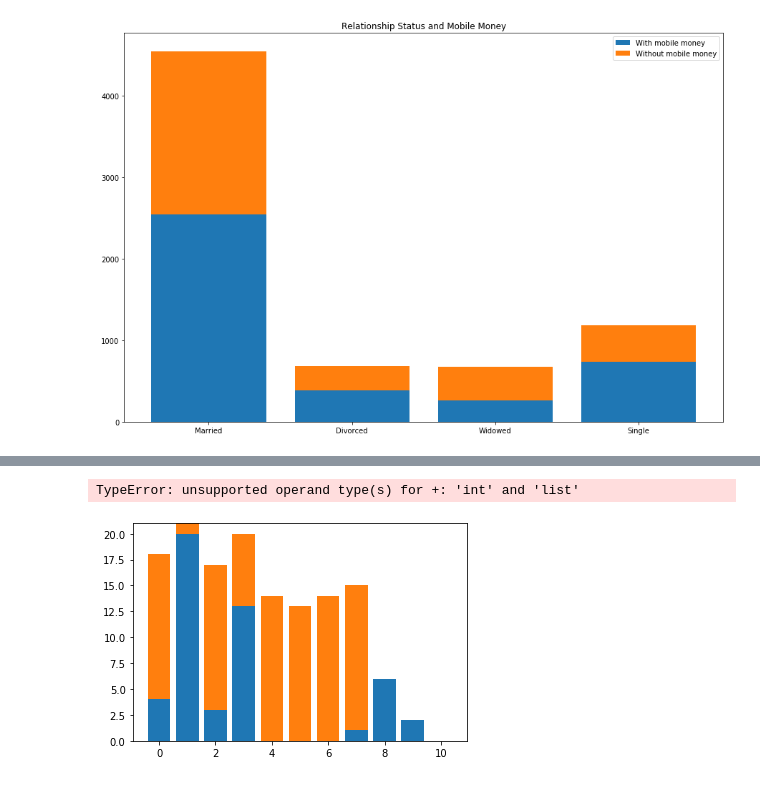
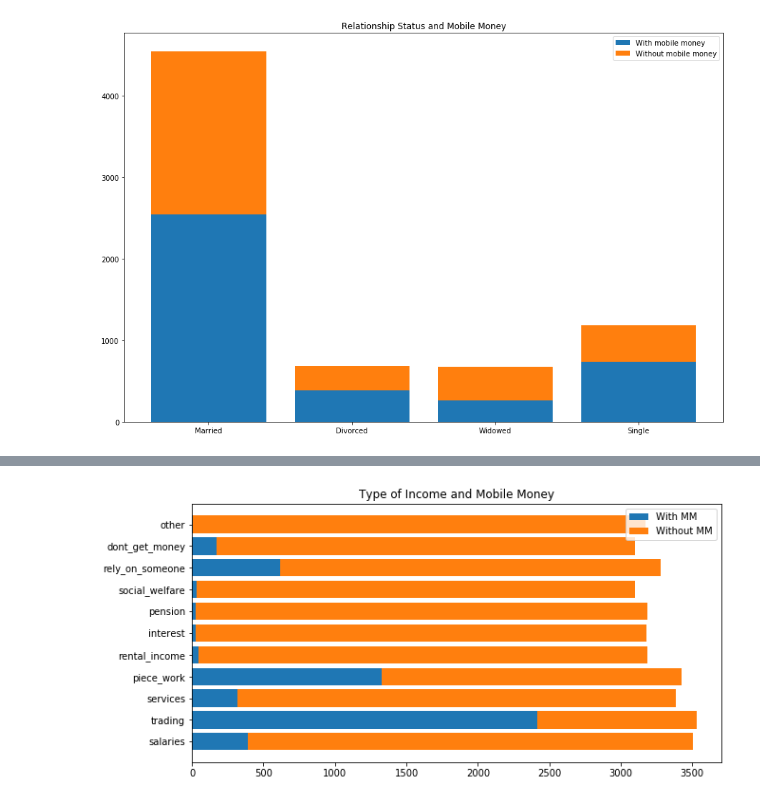
Before and after one commit to boitshepo97/tanzania-mobile-money, a Jupyter notebook: Financial Services Use In Tanzania.ipynb, the cells around one changed output, grey strips where cells are left out. Saved outputs shown, nothing was run; the diff lists cells and outputs as text; code cells hidden in the pictures.

```diff
--- a/Financial Services Use In Tanzania.ipynb
+++ b/Financial Services Use In Tanzania.ipynb
@@ -262,7 +258,7 @@ social_welfare = len(social_welfare[social_welfare.mobile_money == 1])
 no_social_welfare = len(no_social_welfare[no_social_welfare.mobile_money == 0])
 
 rely_on_someone = len(rely_on_someone[rely_on_someone.mobile_money == 1])
-dont_rely_on_someone = dont_rely_on_someone[dont_rely_on_someone.mobile_money == 0]
+dont_rely_on_someone = len(dont_rely_on_someone[dont_rely_on_someone.mobile_money == 0])
 
 dont_get_money = len(dont_get_money[dont_get_money.mobile_money == 1])
 get_money = len(get_money[get_money.mobile_money == 0])
@@ -276,14 +272,13 @@ No_MM = [no_salaries, no_trading, no_services, no_piece_work, no_rental_income,
          no_social_welfare, dont_rely_on_someone, get_money, no_other]
 # %%
 # Type of income
-# plt.figure(figsize=(20,10))
-plt.bar(np.arange(11), MM, label='With mobile money')
-plt.bar(np.arange(11), No_MM, bottom= MM, label='Without mobile money')
-plt.xticks(np.arange(11), ['salaries', 'trading', 'services', 'piece_work', 'rental_income', 'interest', 'pension',
+plt.figure(figsize=(10,5))
+plt.barh(np.arange(11), MM, label='With MM')
+plt.barh(np.arange(11), No_MM, left= MM, label='Without MM')
+plt.yticks(np.arange(11), ['salaries', 'trading', 'services', 'piece_work', 'rental_income', 'interest', 'pension',
       'social_welfare', 'rely_on_someone', 'dont_get_money', 'other'])
 plt.legend(loc='upper right')
 plt.title('Type of Income and Mobile Money')
 plt.show()
 # %% [output]
-TypeError: unsupported operand type(s) for +: 'int' and 'list'
-[figure, old version]
+[figure, new version]
```
Also changed, not shown: parts of 8 cells of this notebook.
